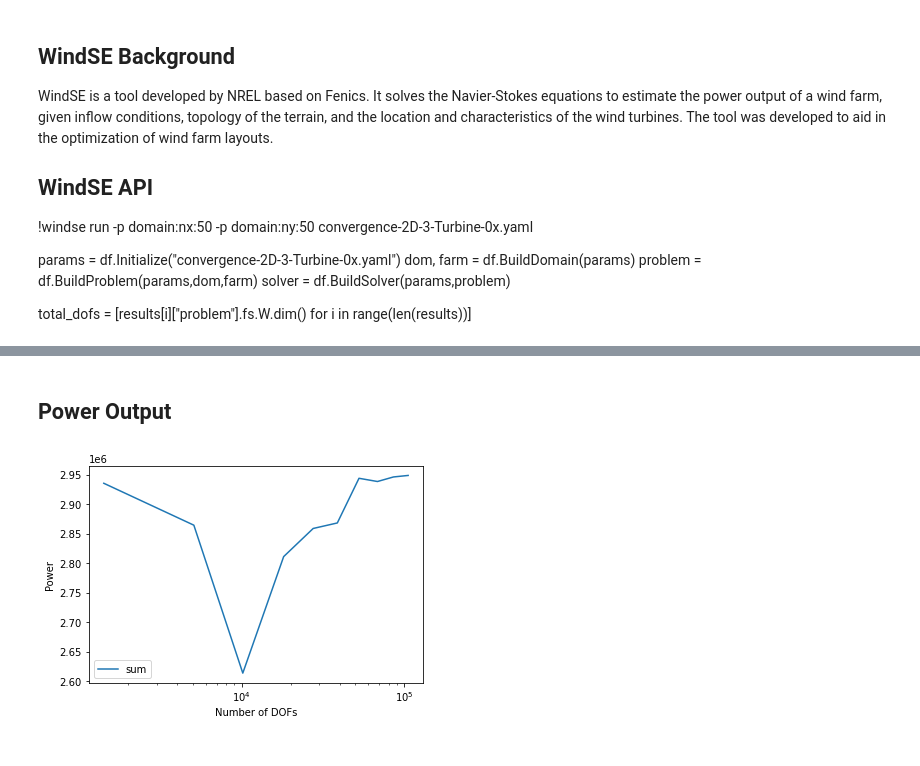
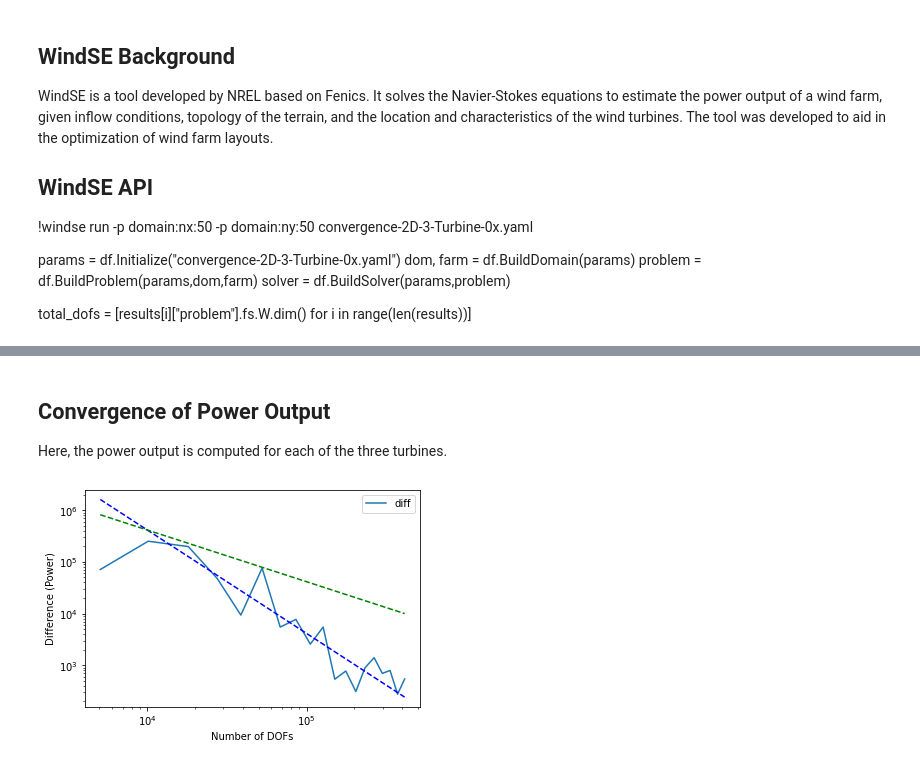
Before and after one commit to jordanperr/csci5636finalproject-windse-convergence, a Jupyter notebook: convergence-plots.ipynb, the cells around one changed output, grey strips where cells are left out. Cells and saved outputs as stored; diff of their text form; code cells hidden in the pictures.

```diff
--- a/convergence-plots.ipynb
+++ b/convergence-plots.ipynb
@@ -43,16 +50,22 @@ The meshes are displayed through ParaView. We can observe the automatic cylindri
 ### Steady State Solution
 
 <img src="static/exp1-velocity-n100.png" width=600 height=400 />
-# %% [markdown]
-## Power Output
+# %% [markdown]
+## Convergence of Power Output
+
+Here, the power output is computed for each of the three turbines.
 # %%
 import experiment_2d
 df = experiment_2d.get_results()
-# %%
-
-df.plot(x="dofs", y="sum", logx=True)
-plt.xlabel("Number of DOFs")
-plt.ylabel("Power")
-plt.show()
-# %% [output]
-[figure, removed]
+# %%
+df["diff"] = df["sum"].diff().abs()
+
+df.plot(x="dofs", y="diff", logx=True, logy=True)
+plt.xlabel("Number of DOFs")
+plt.ylabel("Difference (Power)")
+x = df["dofs"][1:]
+plt.plot(x, (x.max()*10**8)/x**2, "b--", label="1/x^2")
+plt.plot(x, (x.max()*10**4)/x, "g--", label="1/x")
+plt.show()
+# %% [output]
+[figure, added]
```
Also changed, not shown: parts of 5 cells of this notebook, 4 other files.
